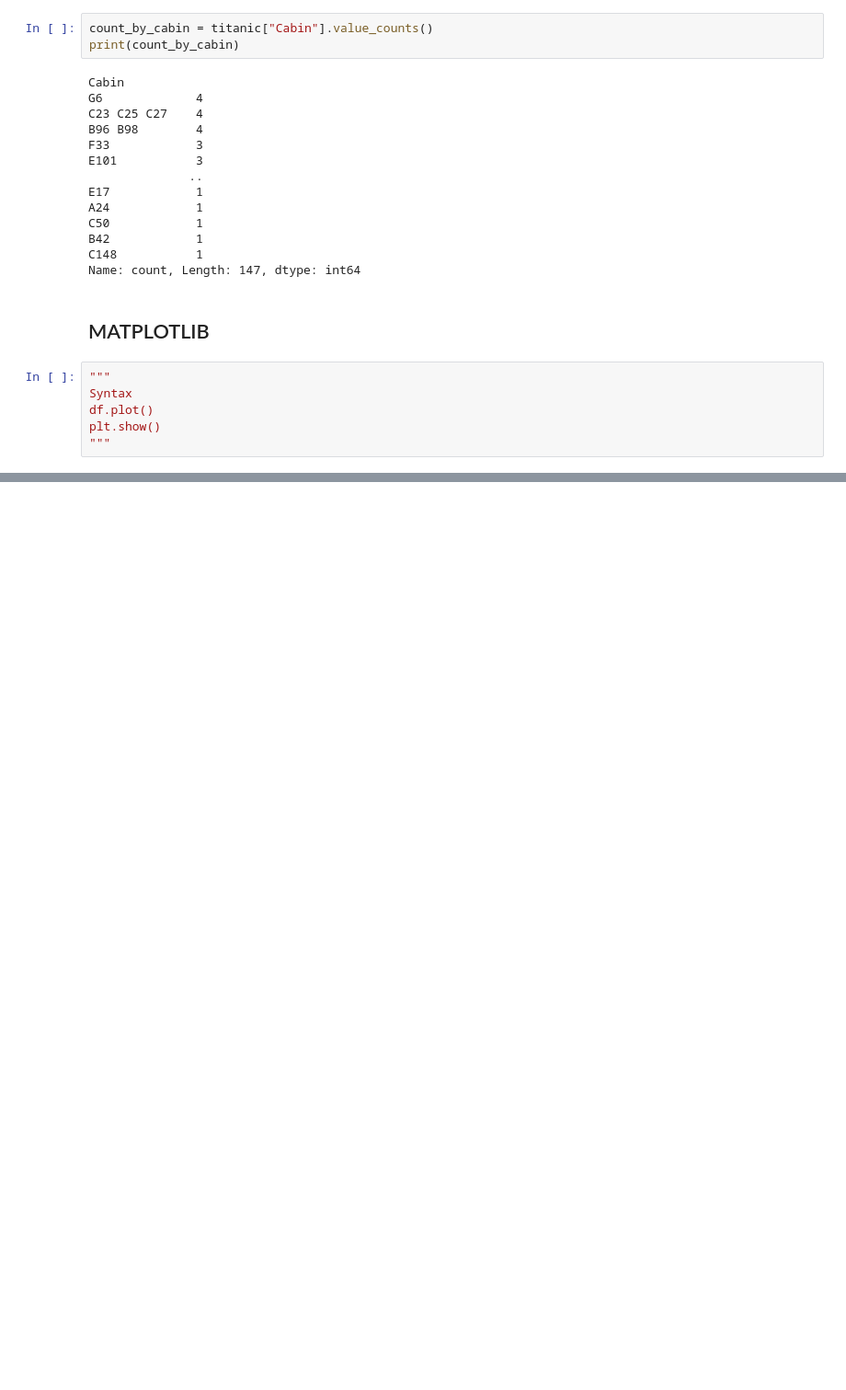
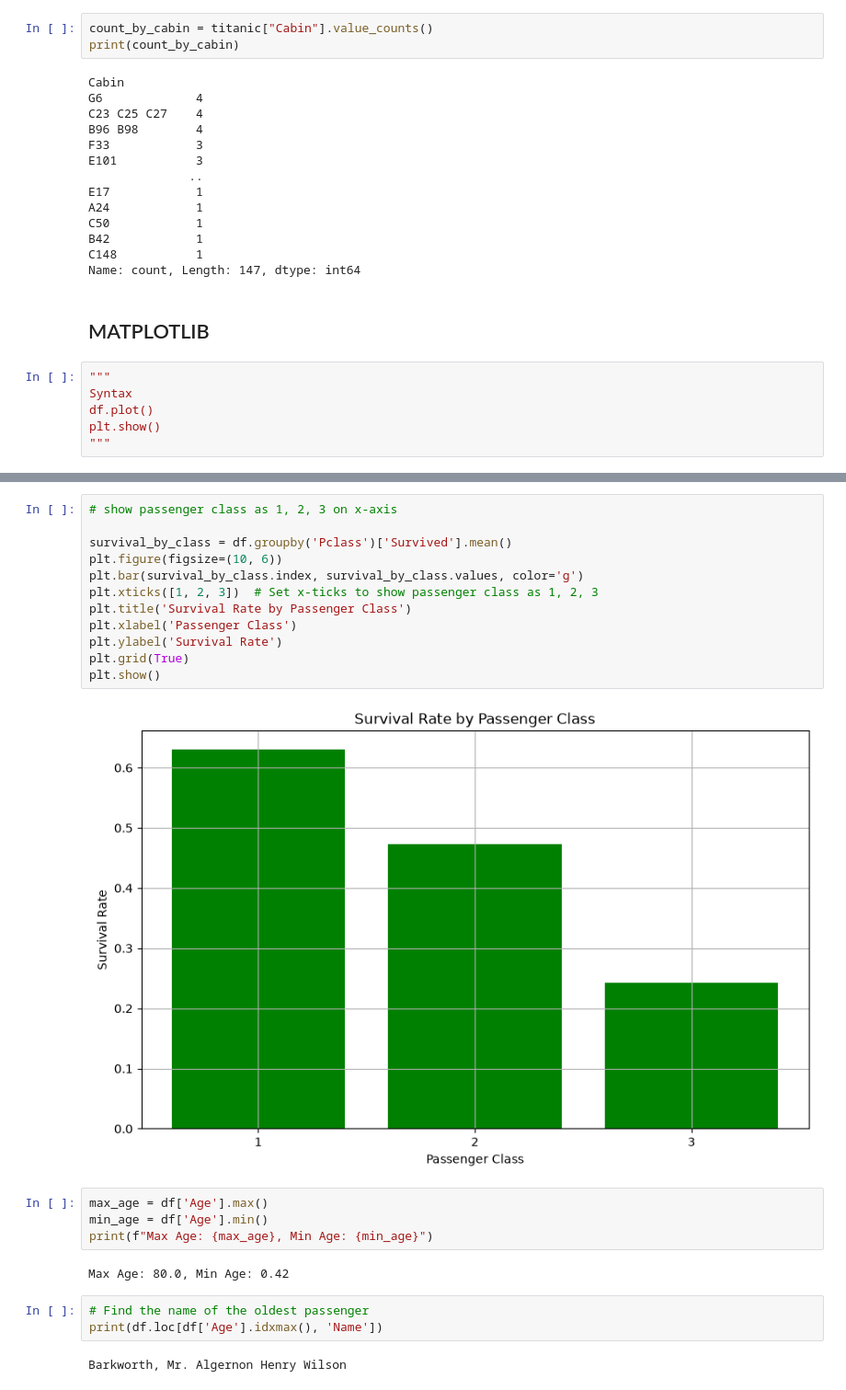
Before and after one commit to allenz817/MSCS, a Jupyter notebook: CAML/data_eng_3.ipynb, the cells around one changed output, grey strips where cells are left out. Shown at 92% size. Drawn from its saved outputs; the diff is of its cells as text; blank space fills up the shorter version.

```diff
--- a/CAML/data_eng_3.ipynb
+++ b/CAML/data_eng_3.ipynb
@@ -98,0 +178,25 @@ plt.show()
+# %%
+# show passenger class as 1, 2, 3 on x-axis
+
+survival_by_class = df.groupby('Pclass')['Survived'].mean()
+plt.figure(figsize=(10, 6))
+plt.bar(survival_by_class.index, survival_by_class.values, color='g')
+plt.xticks([1, 2, 3])  # Set x-ticks to show passenger class as 1, 2, 3
+plt.title('Survival Rate by Passenger Class')
+plt.xlabel('Passenger Class')
+plt.ylabel('Survival Rate')
+plt.grid(True)
+plt.show()
+# %% [output]
+[figure, added]
+# %%
+max_age = df['Age'].max()
+min_age = df['Age'].min()
+print(f"Max Age: {max_age}, Min Age: {min_age}")
+# %% [output]
+Max Age: 80.0, Min Age: 0.42
+# %%
+# Find the name of the oldest passenger
+print(df.loc[df['Age'].idxmax(), 'Name'])
+# %% [output]
+Barkworth, Mr. Algernon Henry Wilson
```
Also changed, not shown: parts of 4 cells of this notebook, 1 other file.
